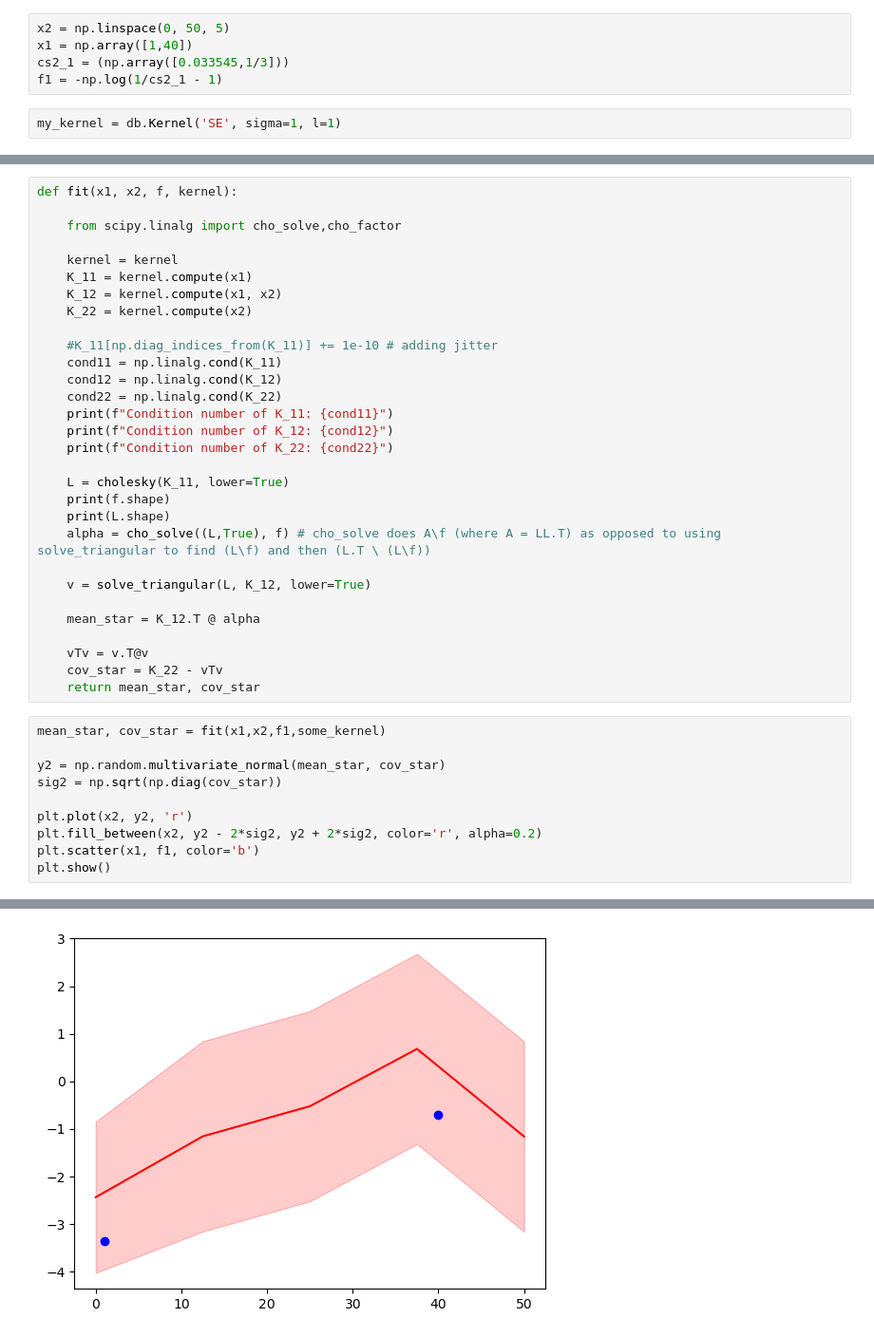
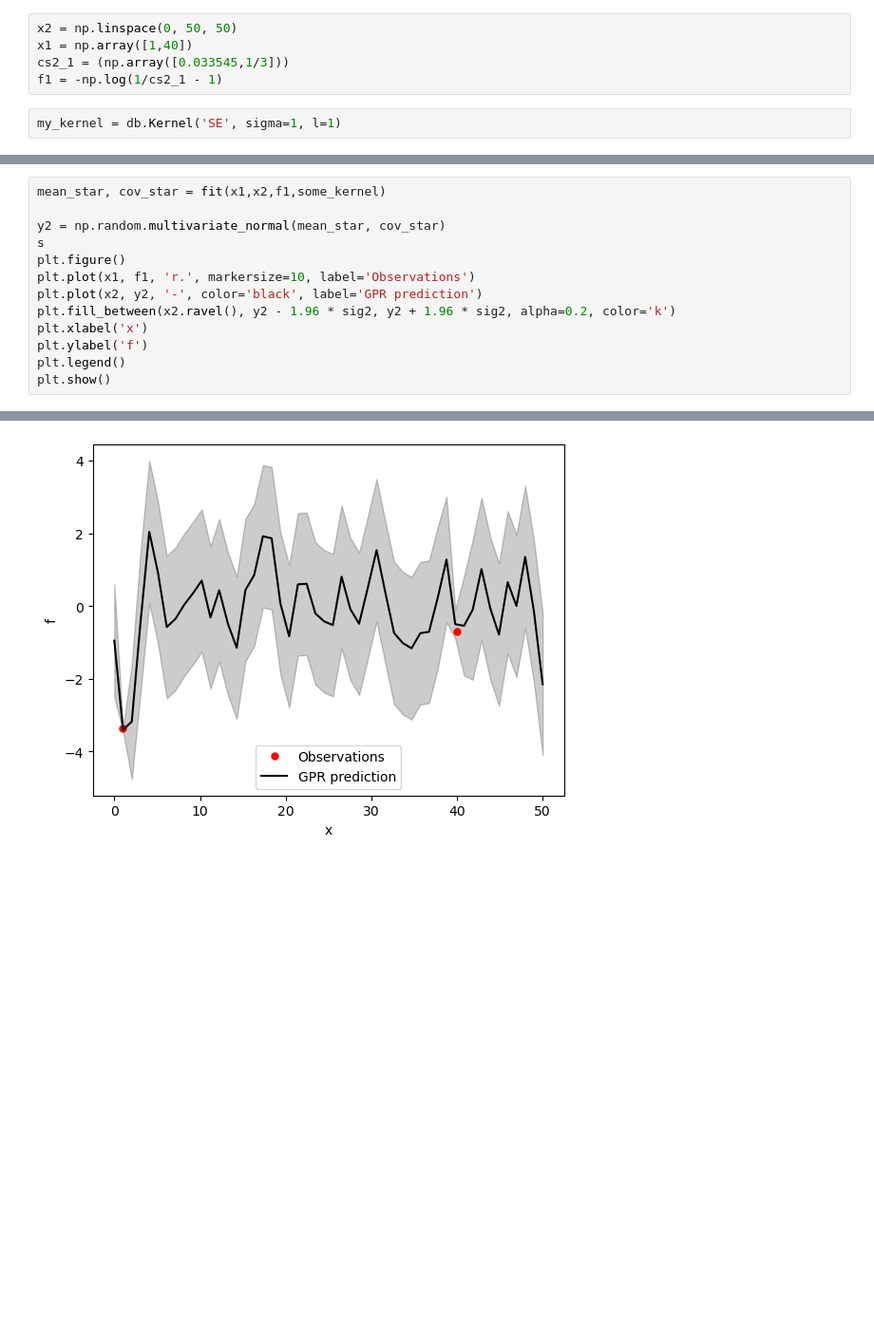
Before and after one commit to codinginrevolt/master_thesis, a Jupyter notebook: classes.ipynb, the cells around one changed output, grey strips where cells are left out. Shown at 95% size. Saved outputs shown, nothing was run; the diff lists cells and outputs as text; blank space fills up the shorter version.

```diff
--- a/classes.ipynb
+++ b/classes.ipynb
@@ -207,7 +92,7 @@ def fit(x1, x2, f, kernel):
 # %% [markdown]
 kernel code works with unequal length arrays
 # %%
-x2 = np.linspace(0, 50, 5)
+x2 = np.linspace(0, 50, 50)
 x1 = np.array([1,40])
 cs2_1 = (np.array([0.033545,1/3]))
 f1 = -np.log(1/cs2_1 - 1)
@@ -239,41 +124,14 @@ plt.show()
-# %%
-def fit(x1, x2, f, kernel):
-
-    from scipy.linalg import cho_solve,cho_factor
-
-    kernel = kernel
-    K_11 = kernel.compute(x1)
-    K_12 = kernel.compute(x1, x2)
-    K_22 = kernel.compute(x2)
-
-    #K_11[np.diag_indices_from(K_11)] += 1e-10 # adding jitter
-    cond11 = np.linalg.cond(K_11)
-    cond12 = np.linalg.cond(K_12)
-    cond22 = np.linalg.cond(K_22)
-    print(f"Condition number of K_11: {cond11}")
-    print(f"Condition number of K_12: {cond12}")
-    print(f"Condition number of K_22: {cond22}")
-
-    L = cholesky(K_11, lower=True)
-    print(f.shape)
-    print(L.shape)
-    alpha = cho_solve((L,True), f) # cho_solve does A\f (where A = LL.T) as opposed to using solve_triangular to find (L\f) and then (L.T \ (L\f))
-
-    v = solve_triangular(L, K_12, lower=True)
-
-    mean_star = K_12.T @ alpha
-
-    vTv = v.T@v
-    cov_star = K_22 - vTv
-    return mean_star, cov_star
 # %%
 mean_star, cov_star = fit(x1,x2,f1,some_kernel)
 
 y2 = np.random.multivariate_normal(mean_star, cov_star)
-sig2 = np.sqrt(np.diag(cov_star))
-
-plt.plot(x2, y2, 'r')
-plt.fill_between(x2, y2 - 2*sig2, y2 + 2*sig2, color='r', alpha=0.2)
-plt.scatter(x1, f1, color='b')
+s
+plt.figure()
+plt.plot(x1, f1, 'r.', markersize=10, label='Observations')
+plt.plot(x2, y2, '-', color='black', label='GPR prediction')
+plt.fill_between(x2.ravel(), y2 - 1.96 * sig2, y2 + 1.96 * sig2, alpha=0.2, color='k')
+plt.xlabel('x')
+plt.ylabel('f')
+plt.legend()
 plt.show()
 # %% [output]
@@ -285 +138 @@ Condition number of K_22: 1.0
-[figure, old version]
+[figure, new version]
```
Also changed, not shown: parts of 11 cells of this notebook, 1 other file.
